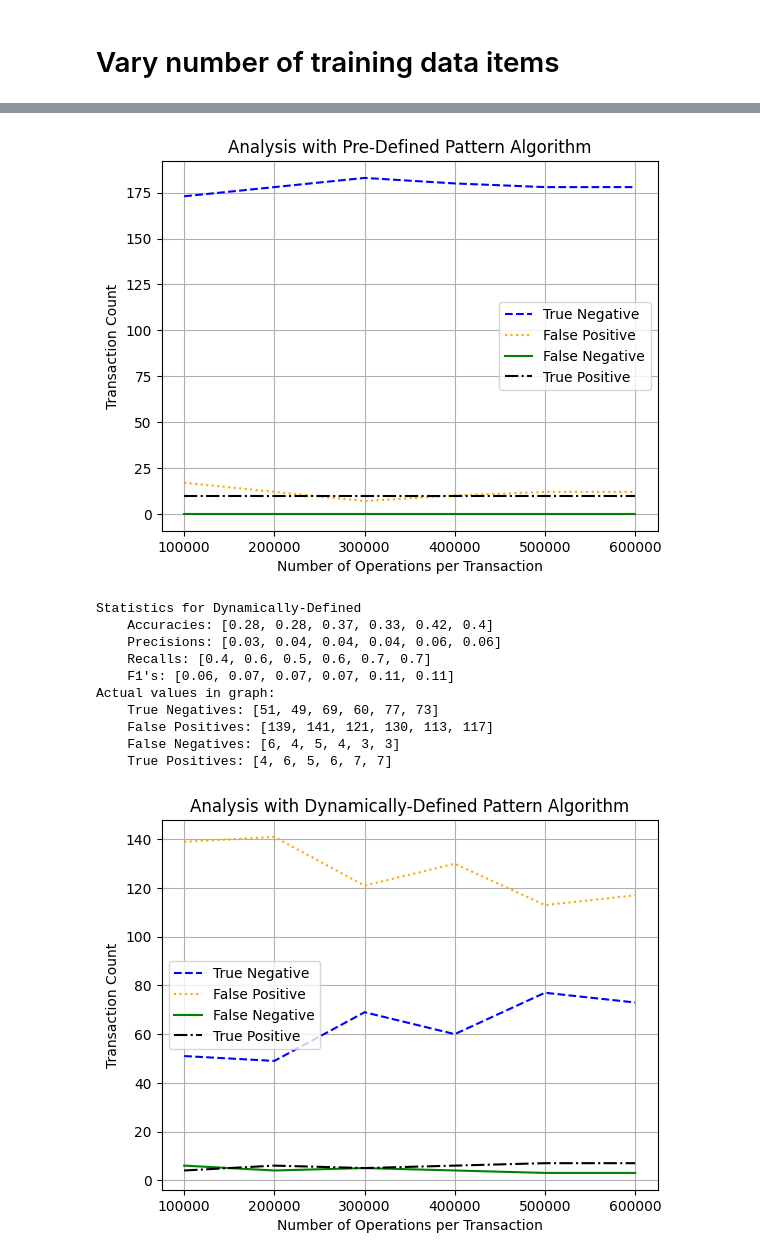
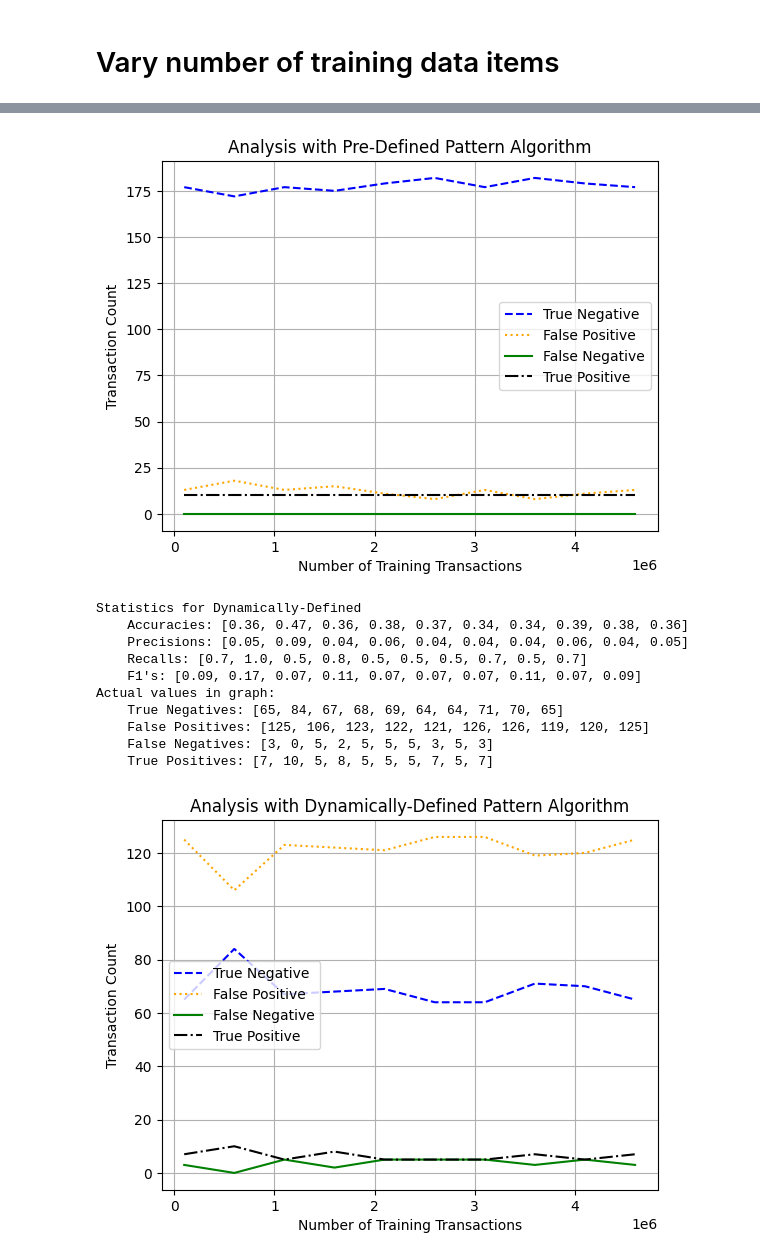
Before and after one commit to phamofanthony/Thesis-Code, a Jupyter notebook: algorithm_analysis.ipynb, the cells around one changed output, grey strips where cells are left out. Cells and saved outputs as stored; diff of their text form; code cells hidden in the pictures.

```diff
--- a/algorithm_analysis.ipynb
+++ b/algorithm_analysis.ipynb
@@ -620,8 +620,8 @@ num_training_data = 200000
 
 #varying num data items
 starting_index = 100000
-increment_amount = 100000
-num_groupings = 6
+increment_amount = 500000
+num_groupings = 10
 
 groupings = []
 x_axis_values = []
@@ -751,7 +751,7 @@ print(f"    False Positives: {predefined_good_flagged}")
 print(f"    False Negatives: {predefined_bad_nonflagged}")
 print(f"    True Positives: {predefined_bad_flagged}")
 
-draw_graph(x_axis_values, df, x_label='Number of Operations per Transaction', y_label='Transaction Count', title='Analysis with Pre-Defined Pattern Algorithm')
+draw_graph(x_axis_values, df, x_label='Number of Training Transactions', y_label='Transaction Count', title='Analysis with Pre-Defined Pattern Algorithm')
 
 #graph the data for no pre-defined patterns
 
@@ -772,6 +772,6 @@ print(f"    False Positives: {defined_good_flagged}")
 print(f"    False Negatives: {defined_bad_nonflagged}")
 print(f"    True Positives: {defined_bad_flagged}")
 
-draw_graph(x_axis_values, df, x_label='Number of Operations per Transaction', y_label='Transaction Count', title='Analysis with Dynamically-Defined Pattern Algorithm')
+draw_graph(x_axis_values, df, x_label='Number of Training Transactions', y_label='Transaction Count', title='Analysis with Dynamically-Defined Pattern Algorithm')
 # %% [output]
 Statistics for Predefined
@@ -787,12 +787,12 @@ Actual values in graph:
-[figure, old version]
+[figure, new version]
 Statistics for Dynamically-Defined
-    Accuracies: [0.28, 0.28, 0.37, 0.33, 0.42, 0.4]
-    Precisions: [0.03, 0.04, 0.04, 0.04, 0.06, 0.06]
-    Recalls: [0.4, 0.6, 0.5, 0.6, 0.7, 0.7]
-    F1's: [0.06, 0.07, 0.07, 0.07, 0.11, 0.11]
+    Accuracies: [0.36, 0.47, 0.36, 0.38, 0.37, 0.34, 0.34, 0.39, 0.38, 0.36]
+    Precisions: [0.05, 0.09, 0.04, 0.06, 0.04, 0.04, 0.04, 0.06, 0.04, 0.05]
+    Recalls: [0.7, 1.0, 0.5, 0.8, 0.5, 0.5, 0.5, 0.7, 0.5, 0.7]
+    F1's: [0.09, 0.17, 0.07, 0.11, 0.07, 0.07, 0.07, 0.11, 0.07, 0.09]
 Actual values in graph:
-    True Negatives: [51, 49, 69, 60, 77, 73]
-    False Positives: [139, 141, 121, 130, 113, 117]
-    False Negatives: [6, 4, 5, 4, 3, 3]
-    True Positives: [4, 6, 5, 6, 7, 7]
+    True Negatives: [65, 84, 67, 68, 69, 64, 64, 71, 70, 65]
+    False Positives: [125, 106, 123, 122, 121, 126, 126, 119, 120, 125]
+    False Negatives: [3, 0, 5, 2, 5, 5, 5, 3, 5, 3]
+    True Positives: [7, 10, 5, 8, 5, 5, 5, 7, 5, 7]
-[figure, old version]
+[figure, new version]
```
Also changed, not shown: parts of 4 cells of this notebook.
